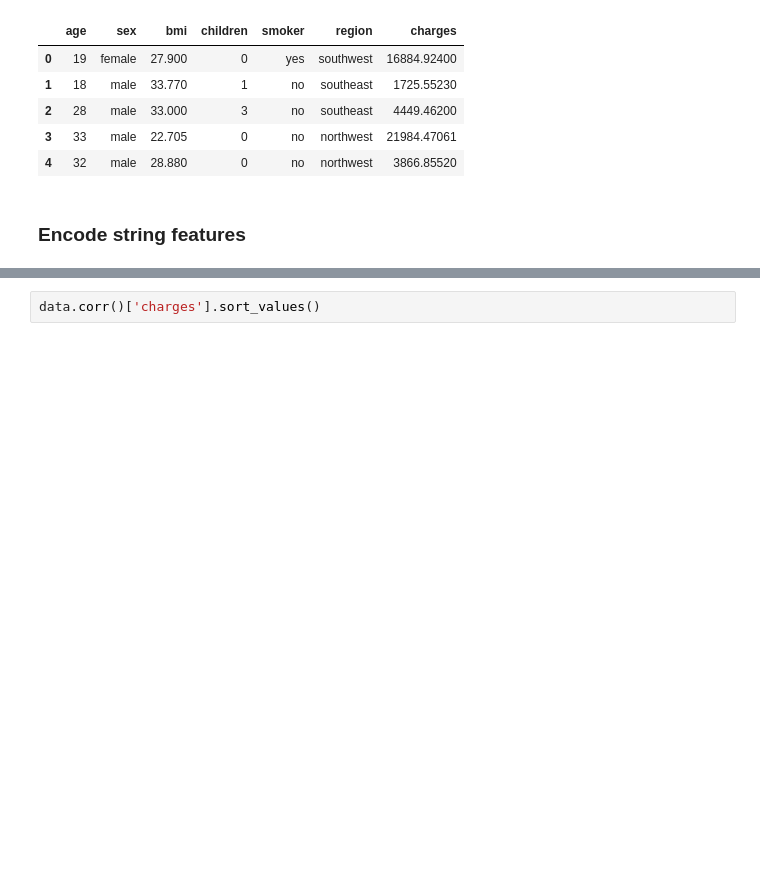
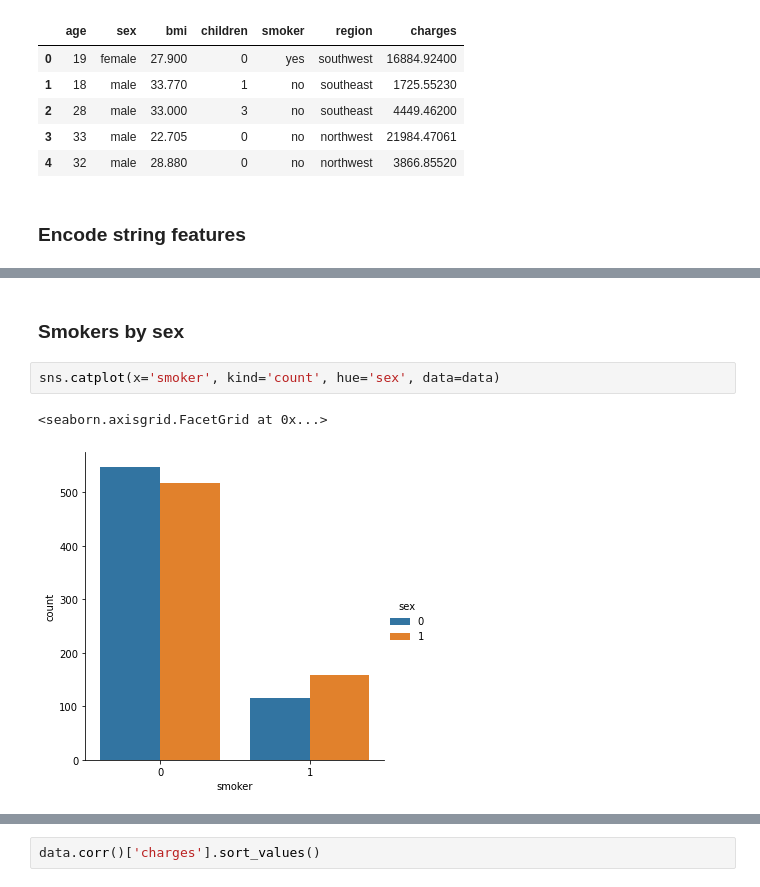
Before and after one commit to TomeCarvalho/TAA_P1, a Jupyter notebook: analise.ipynb, the cells around one changed output, grey strips where cells are left out. Drawn from its saved outputs; the diff is of its cells as text; blank space fills up the shorter version.

```diff
--- a/analise.ipynb
+++ b/analise.ipynb
@@ -58,0 +75,7 @@ data.region = le.transform(data.region)
+# %% [markdown]
+### Smokers by sex
+# %%
+sns.catplot(x='smoker', kind='count', hue='sex', data=data)
+# %% [output]
+<seaborn.axisgrid.FacetGrid at 0x...>
+[figure, added]
```
Also changed, not shown: parts of 8 cells of this notebook.
